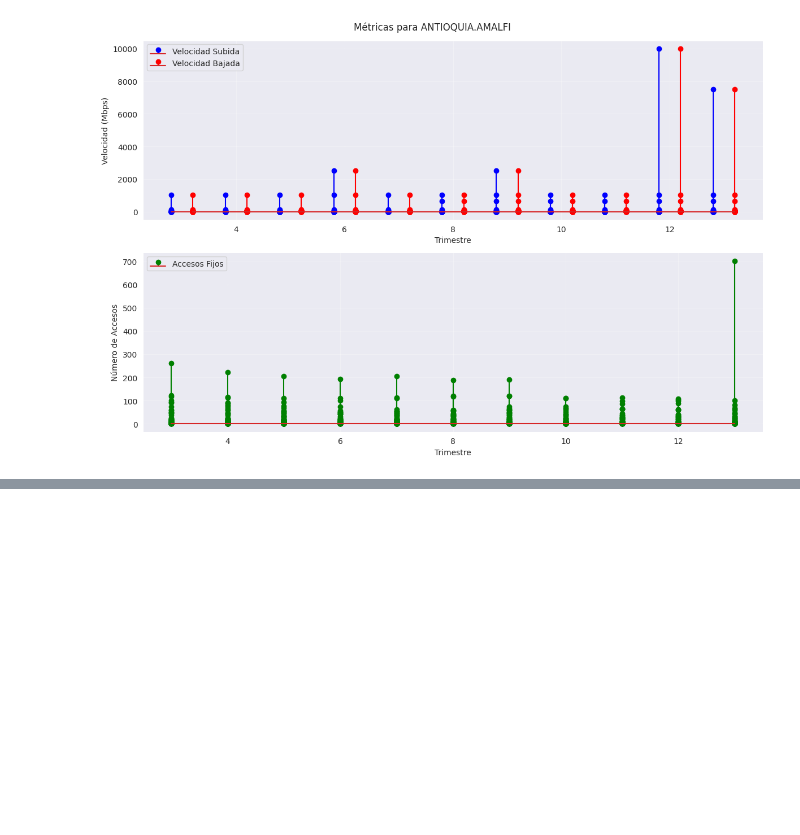
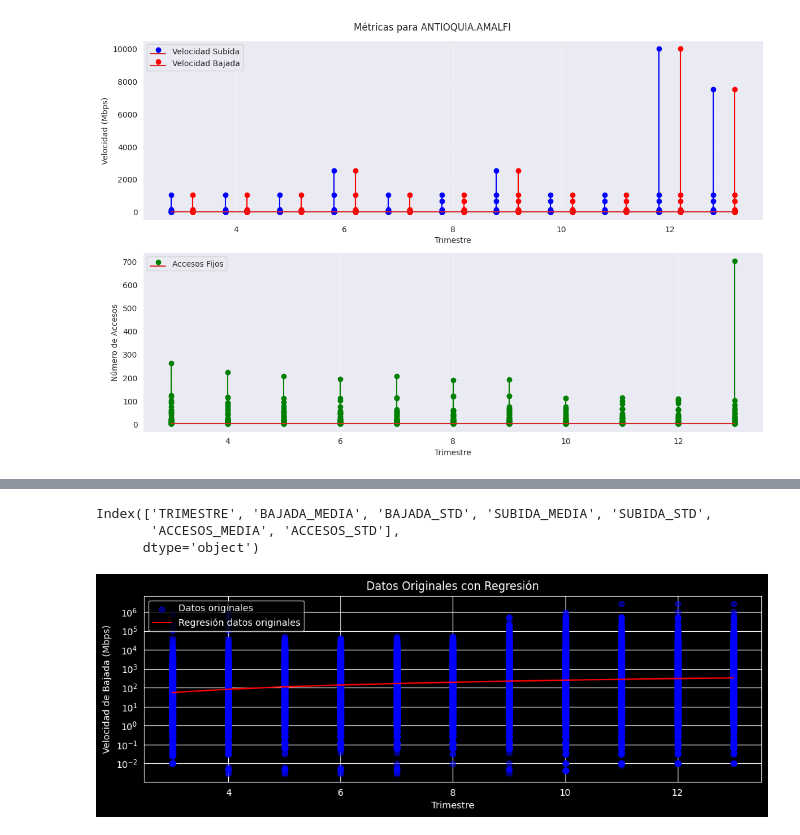
Before and after one commit to afelro97/InternetAccessColombia, a Jupyter notebook: InternetAccessColombia-DataCleaning/reivision_dataset_a_usar.ipynb, the cells around one changed output, grey strips where cells are left out. Saved outputs shown, nothing was run; the diff lists cells and outputs as text; code cells hidden in the pictures; blank space fills up the shorter version.

```diff
--- a/InternetAccessColombia-DataCleaning/reivision_dataset_a_usar.ipynb
+++ b/InternetAccessColombia-DataCleaning/reivision_dataset_a_usar.ipynb
@@ -166,0 +348,46 @@ plt.show()
+# %%
+# Calcular promedio y desviación estándar por trimestre
+df_stats = df_final.groupby('TRIMESTRE').agg({
+    'VELOCIDAD BAJADA': ['mean', 'std'],
+    'VELOCIDAD SUBIDA': ['mean', 'std'],
+    'No. ACCESOS FIJOS A INTERNET': ['mean', 'std']
+}).reset_index()
+# %%
+# Renombrar columnas para claridad
+df_stats.columns = [
+    'TRIMESTRE',
+    'BAJADA_MEDIA', 'BAJADA_STD',
+    'SUBIDA_MEDIA', 'SUBIDA_STD',
+    'ACCESOS_MEDIA', 'ACCESOS_STD'
+]
+# %%
+df_stats.columns
+# %% [output]
+Index(['TRIMESTRE', 'BAJADA_MEDIA', 'BAJADA_STD', 'SUBIDA_MEDIA', 'SUBIDA_STD',
+       'ACCESOS_MEDIA', 'ACCESOS_STD'],
+      dtype='object')
+# %%
+# Aplicar regresión lineal al dataset promediado
+X = df_stats[['TRIMESTRE']].values
+y = df_stats['BAJADA_MEDIA'].values
+# %%
+# Crear y entrenar el modelo
+modelo = LinearRegression()
+modelo.fit(X, y)
+y_pred = modelo.predict(X)
+# %%
+# Visualización
+plt.figure(figsize=(12, 8))
+
+# Subplot 1: Datos originales
+plt.subplot(2, 1, 1)
+plt.scatter(df['TRIMESTRE'], df['VELOCIDAD BAJADA'], color='blue', alpha=0.5, label='Datos originales')
+plt.plot(df['TRIMESTRE'], modelo.predict(df[['TRIMESTRE']]), color='red', label='Regresión datos originales')
+plt.xlabel('Trimestre')
+plt.ylabel('Velocidad de Bajada (Mbps)')
+plt.title('Datos Originales con Regresión')
+plt.yscale('log')
+plt.legend()
+plt.grid(True)
+# %% [output]
+[figure, added]
```
Also changed, not shown: parts of 25 cells of this notebook, 2 other files.
